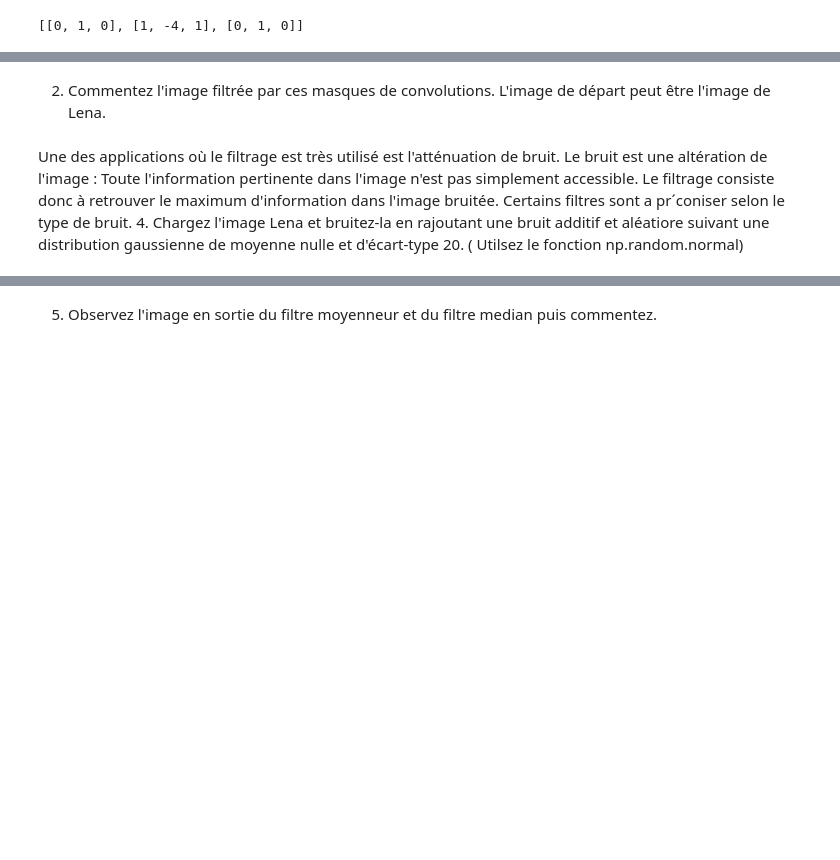
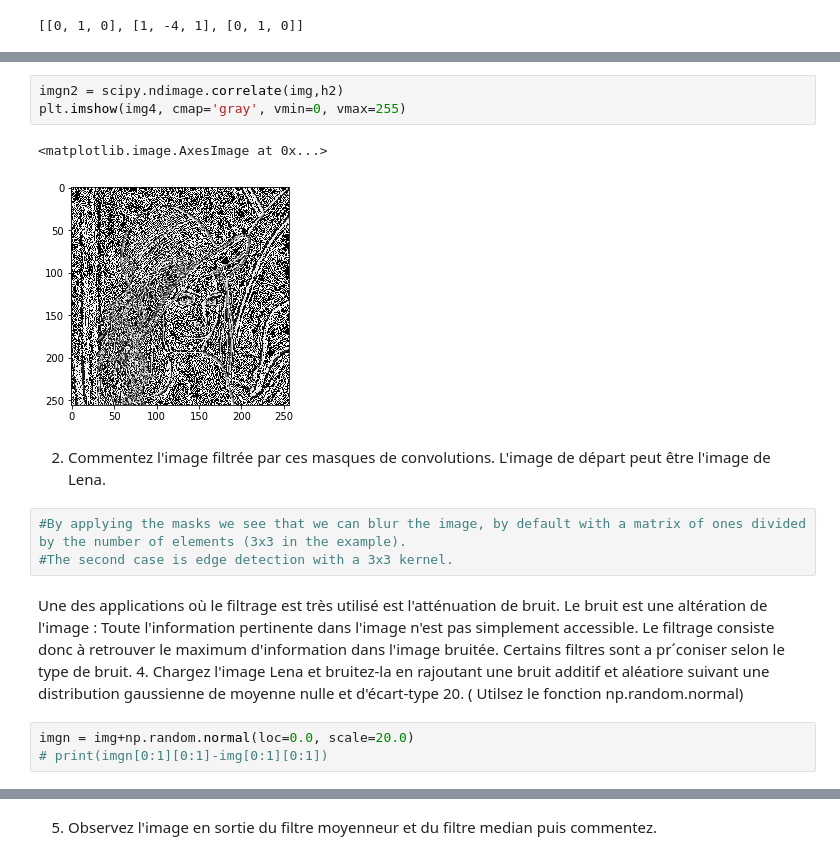
Before and after one commit to jacekwachowiak/UCA-image-processing, a Jupyter notebook: Tp_Data_enhancement.ipynb, the cells around one changed output, grey strips where cells are left out. Saved outputs shown, nothing was run; the diff lists cells and outputs as text; blank space fills up the shorter version.

```diff
--- a/Tp_Data_enhancement.ipynb
+++ b/Tp_Data_enhancement.ipynb
@@ -271,5 +272,17 @@ img3.shape
+# %%
+imgn2 = scipy.ndimage.correlate(img,h2)
+plt.imshow(img4, cmap='gray', vmin=0, vmax=255)
+# %% [output]
+<matplotlib.image.AxesImage at 0x...>
+[figure, added]
 # %% [markdown]
 2. Commentez l'image filtrée par ces masques de convolutions. L'image de départ peut être l'image de Lena.
+# %%
+#By applying the masks we see that we can blur the image, by default with a matrix of ones divided by the number of elements (3x3 in the example).
+#The second case is edge detection with a 3x3 kernel.
 # %% [markdown]
 Une des applications où le filtrage est très utilisé est  l'atténuation de bruit. Le bruit est une altération de l'image : Toute l'information pertinente dans l'image n'est pas simplement accessible. Le filtrage consiste donc à retrouver le maximum d'information dans l'image bruitée. Certains filtres sont a pr´coniser selon le type de bruit.
 4. Chargez l'image Lena et bruitez-la en rajoutant une bruit additif et aléatiore suivant une distribution gaussienne de moyenne nulle et d'écart-type 20. ( Utilsez le fonction np.random.normal)
+# %%
+imgn = img+np.random.normal(loc=0.0, scale=20.0)
+# print(imgn[0:1][0:1]-img[0:1][0:1])
```
Also changed, not shown: parts of 26 cells of this notebook.
